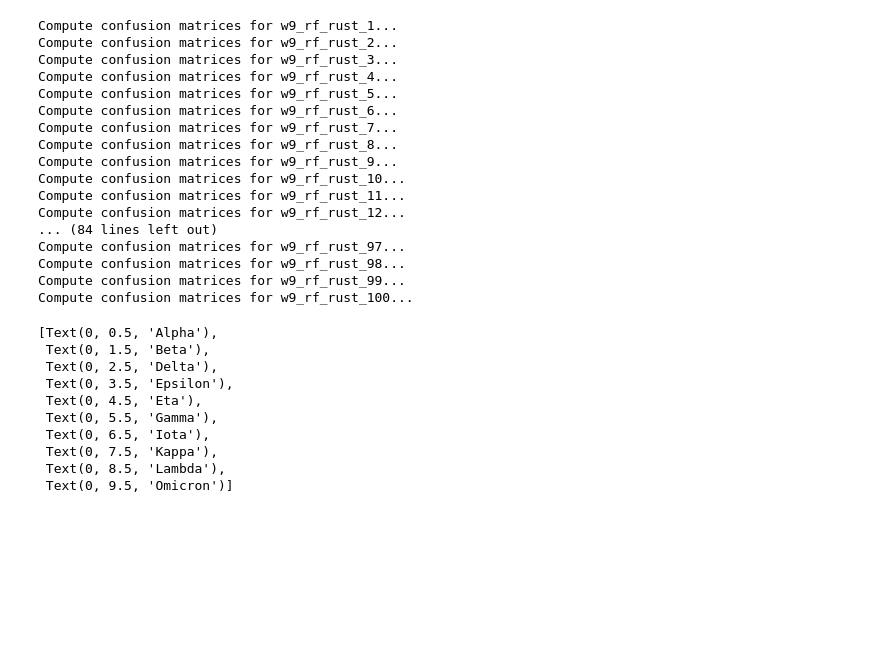
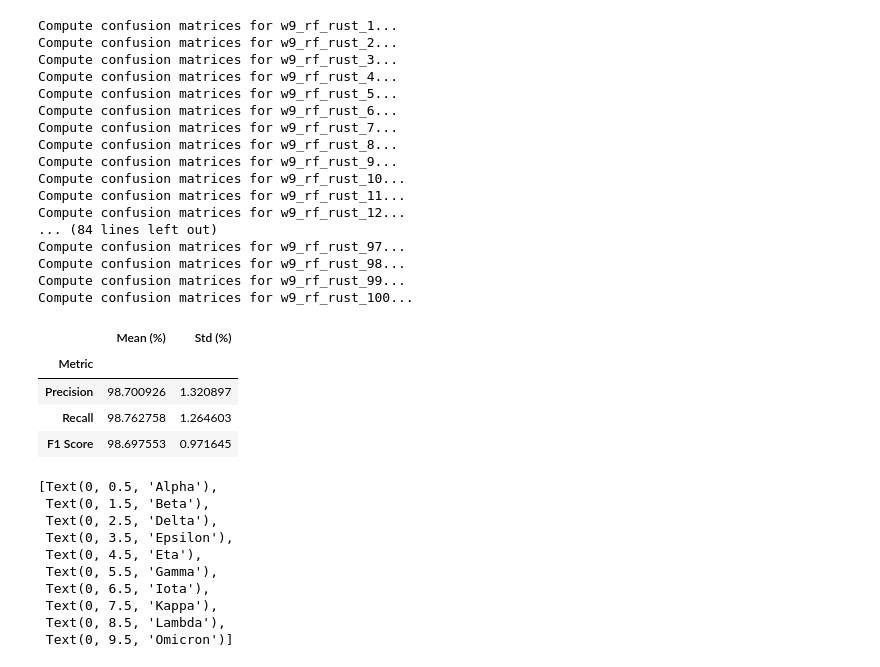
Before and after one commit to SALIPE/genomic-extractor, a Jupyter notebook: notebooks/create_figs_rust.ipynb, the cells around one changed output. Cells and saved outputs as stored; diff of their text form; code cells hidden in the pictures; blank space fills up the shorter version.

```diff
--- a/notebooks/create_figs_rust.ipynb
+++ b/notebooks/create_figs_rust.ipynb
@@ -320,6 +304,67 @@ MEME_ZOOPS_SD = [[1.94, 14.77, 0.7, 12.18, 9.35, 0.29, 7.98, 20.32, 18.07, 0.01]
 MEME_ZOOPS_SD = np.asarray(MEME_ZOOPS_SD)
 MEME_ZOOPS_combined = [f"{i}\n({j})" for i, j in zip(MEME_ZOOPS_MEAN.flatten(), MEME_ZOOPS_SD.flatten())]
 MEME_ZOOPS_combined = np.asarray(MEME_ZOOPS_combined).reshape(10,10)
+# %%
+mu = KEVOLVE_MEAN
+sigma = KEVOLVE_SD
+
+n = mu.shape[0]
+
+# Variância das células
+var = sigma**2
+row_sums = mu.sum(axis=1)
+col_sums = mu.sum(axis=0)
+
+# Per-class metrics mean
+p = np.diag(mu) / col_sums
+r = np.diag(mu) / row_sums
+f1 = 2 * p * r / (p + r)
+
+# Functions for variances
+def var_recall(i):
+    mu_ii = mu[i,i]; sr = row_sums[i]
+    d_ii = (sr - mu_ii) / sr**2
+    d_ij = -mu_ii / sr**2
+    return d_ii**2 * var[i,i] + np.sum([d_ij**2 * var[i,j] for j in range(n) if j!=i])
+
+def var_precision(i):
+    mu_ii = mu[i,i]; sc = col_sums[i]
+    d_ii = (sc - mu_ii) / sc**2
+    d_ki = -mu_ii / sc**2
+    return d_ii**2 * var[i,i] + np.sum([d_ki**2 * var[k,i] for k in range(n) if k!=i])
+
+def var_f1(i, vp, vr):
+    dFp = 2*r[i]**2/(p[i]+r[i])**2
+    dFr = 2*p[i]**2/(p[i]+r[i])**2
+    return dFp**2 * vp + dFr**2 * vr
+
+# Per-class variances
+vp = np.array([var_precision(i) for i in range(n)])
+vr = np.array([var_recall(i) for i in range(n)])
+vf1 = np.array([var_f1(i, vp[i], vr[i]) for i in range(n)])
+
+# Macro averages and std
+macro_p = p.mean()
+macro_r = r.mean()
+macro_f1 = f1.mean()
+
+macro_p_std = np.sqrt(vp.sum())/n * 100
+macro_r_std = np.sqrt(vr.sum())/n * 100
+macro_f1_std = np.sqrt(vf1.sum())/n * 100
+
+# DataFrame output
+df_macro = pd.DataFrame({
+    "Metric": ["Precision", "Recall", "F1 Score"],
+    "Mean (%)": [macro_p*100, macro_r*100, macro_f1*100],
+    "Std (%)": [macro_p_std, macro_r_std, macro_f1_std]
+}).set_index("Metric")
+df_macro
+# %% [output]
+|  | Mean (%) | Std (%) |
+| Metric |  |  |
+| Precision | 98.700926 | 1.320897 |
+| Recall | 98.762758 | 1.264603 |
+| F1 Score | 98.697553 | 0.971645 |
 # %%
 fig, axes = plt.subplots(3, 2, figsize=(20,25))
 fig.tight_layout(pad=5.0)
```
Also changed, not shown: parts of 2 cells of this notebook, 14 other files.
